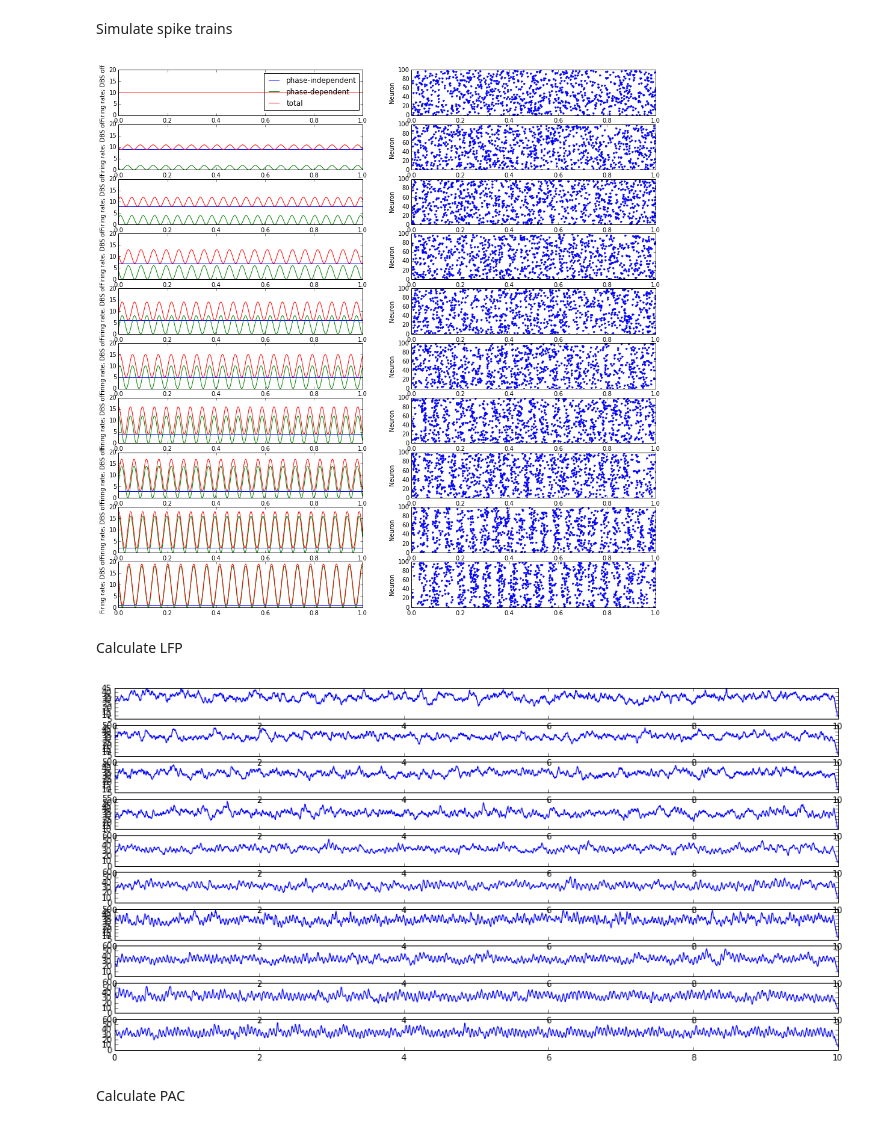
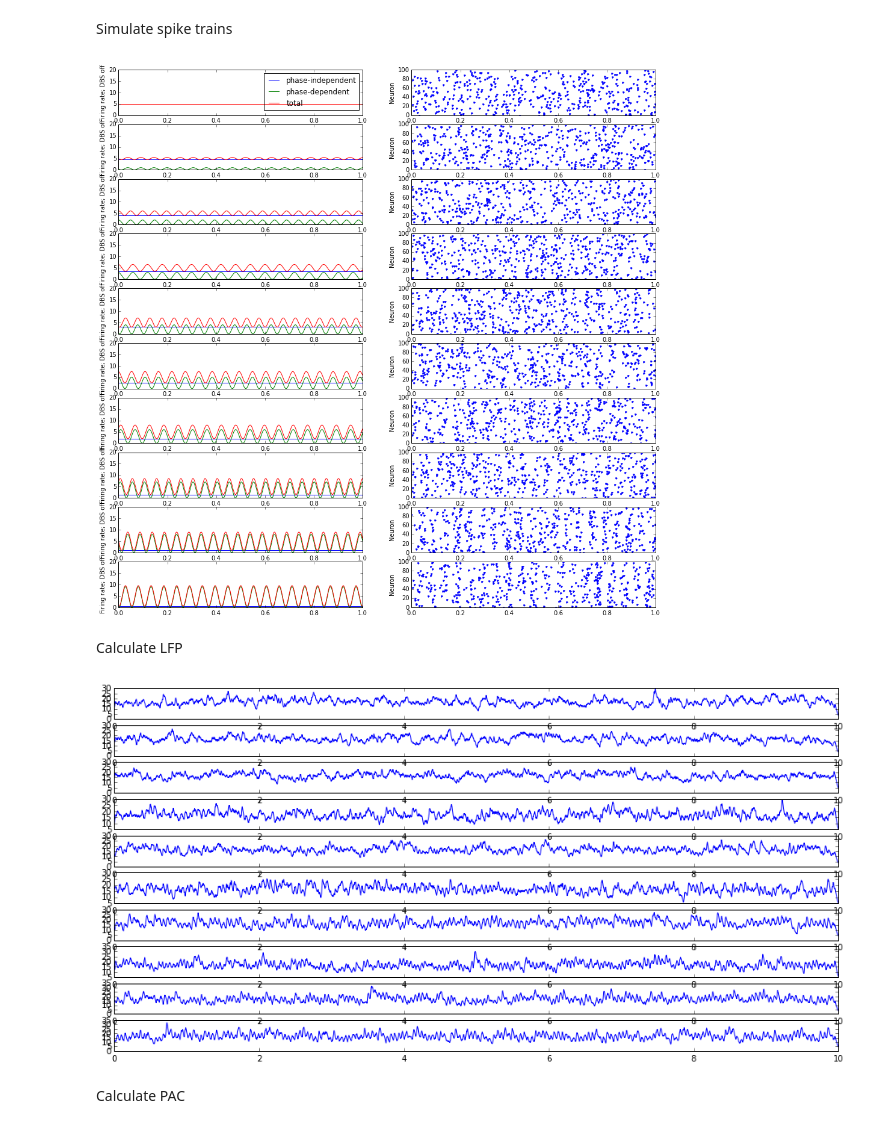
Before and after one commit to voytekresearch/pacpy, a Jupyter notebook: examples/PAC simulation.ipynb, the cells around one changed output. Drawn from its saved outputs; the diff is of its cells as text; code cells hidden in the pictures.

```diff
--- a/examples/PAC simulation.ipynb
+++ b/examples/PAC simulation.ipynb
@@ -16,51 +26,53 @@ Simulate spike trains
 # %%
 np.random.seed(1)
 stg = stgen.StGen()
 mod_frac = np.arange(0,1,.1) #Phase-dependent modulation is this fraction of spikes
 mod_f_mu = 20.0 #Mean modulation frequency
 mod_f_std = 2.0 #StDev of modulation frequency
-firing_rate = 10.0 #Firing rate for each neuron in Hz
+firing_rate = np.arange(1,11,2) #Firing rate for each neuron in Hz
 dt = .001
 nNeu = 100.0
 
 E = len(mod_frac)
+FR = len(firing_rate)
 Tepochs = 10
 t_plot = np.arange(0,Tepochs,dt)
 
-spikes = np.zeros(E,dtype=object)
-neus = np.zeros(E,dtype=object)
-off_dep = np.zeros(E,dtype=object)
-off_indep = np.zeros(E,dtype=object)
-off_r = np.zeros(E,dtype=object)
+spikes = np.zeros([E,FR],dtype=object)
+neus = np.zeros([E,FR],dtype=object)
+off_dep = np.zeros([E,FR],dtype=object)
+off_indep = np.zeros([E,FR],dtype=object)
+off_r = np.zeros([E,FR],dtype=object)
 plt.figure(figsize = (16,16))
 for e in range(E):
-    thal_phase0 = 2*np.pi*np.random.rand()
-    thal_freq = mod_f_mu + mod_f_std*np.random.randn()
-    thal_phase = (np.arange(0,Tepochs,dt) % (1/thal_freq)) * 2*np.pi*thal_freq
-    thal_phase = (thal_phase + thal_phase0) % (2*np.pi)
+    for fr in range(FR):
+        thal_phase0 = 2*np.pi*np.random.rand()
+        thal_freq = mod_f_mu + mod_f_std*np.random.randn()
+        thal_phase = (np.arange(0,Tepochs,dt) % (1/thal_freq)) * 2*np.pi*thal_freq
+        thal_phase = (thal_phase + thal_phase0) % (2*np.pi)
 
-    off_dep[e] = np.sin(thal_phase) + 1
-    off_dep[e] = off_dep[e] * firing_rate * mod_frac[e]
-    off_indep[e] = firing_rate*(1-mod_frac[e]) * np.ones(Tepochs/dt)
-    off_r[e] = off_dep[e] + off_indep[e]
+        off_dep[e][fr] = np.sin(thal_phase) + 1
+        off_dep[e][fr] = off_dep[e][fr] * firing_rate[fr] * mod_frac[e]
+        off_indep[e][fr] = firing_rate[fr]*(1-mod_frac[e]) * np.ones(Tepochs/dt)
+        off_r[e][fr] = off_dep[e][fr] + off_indep[e][fr]
 
-    spikes[e] = stg.inh_poisson_generator(off_r[e]*nNeu/dt,np.arange(0,Tepochs,dt),Tepochs,array=True)
-    neus[e] = np.random.randint(0,nNeu,len(spikes[e]))
+        spikes[e][fr] = stg.inh_poisson_generator(off_r[e][fr]*nNeu/dt,np.arange(0,Tepochs,dt),Tepochs,array=True)
+        neus[e][fr] = np.random.randint(0,nNeu,len(spikes[e][fr]))
 
     plt.subplot(E,2,2*e+1)
-    plt.plot(t_plot[:1000],off_indep[e][:1000],label='phase-independent')
-    plt.plot(t_plot[:1000],off_dep[e][:1000],label='phase-dependent')
-    plt.plot(t_plot[:1000],off_r[e][:1000],label='total')
+    plt.plot(t_plot[:1000],off_indep[e][2][:1000],label='phase-independent')
+    plt.plot(t_plot[:1000],off_dep[e][2][:1000],label='phase-dependent')
+    plt.plot(t_plot[:1000],off_r[e][2][:1000],label='total')
     plt.ylabel('Firing rate; DBS off')
     plt.ylim([0,20])
     if e == 0:
         plt.legend()
 
     plt.subplot(E,2,2*e+2)
-    plt.plot(spikes[e][spikes[e]<1],neus[e][spikes[e]<1],'.')
+    plt.plot(spikes[e][2][spikes[e][2]<1],neus[e][2][spikes[e][2]<1],'.')
     plt.ylabel('Neuron')
 # %% [output]
-[figure, old version]
+[figure, new version]
 # %% [markdown]
 Calculate LFP
 # %%
@@ -72,16 +84,16 @@ gmax = 1
 alpha = gmax * (np.exp(-t_alpha/tau_decay) - np.exp(-t_alpha/tau_rise))
 
 # Convert list of spike times to a temporal array
-splist = np.zeros(E,dtype=object)
-lfp = np.zeros(E,dtype=object)
+lfp = np.zeros([E,FR],dtype=object)
 plt.figure(figsize = (16,8))
 for e in range(E):
-    splist[e], t = np.histogram(spikes[e],np.arange(0,Tepochs,dt))
-    lfp[e] = np.convolve(splist[e],alpha,mode='same')
+    for fr in range(FR):
+        splist, t = np.histogram(spikes[e][fr],np.arange(0,Tepochs,dt))
+        lfp[e][fr] = np.convolve(splist,alpha,mode='same')
     plt.subplot(E,1,e+1)
-    plt.plot(t[:-1],lfp[e])
+    plt.plot(t[:-1],lfp[e][2])
 # %% [output]
-[figure, old version]
+[figure, new version]
 # %% [markdown]
 Calculate PAC
 # %%
```
Also changed, not shown: parts of 4 cells of this notebook, 1 other file.
